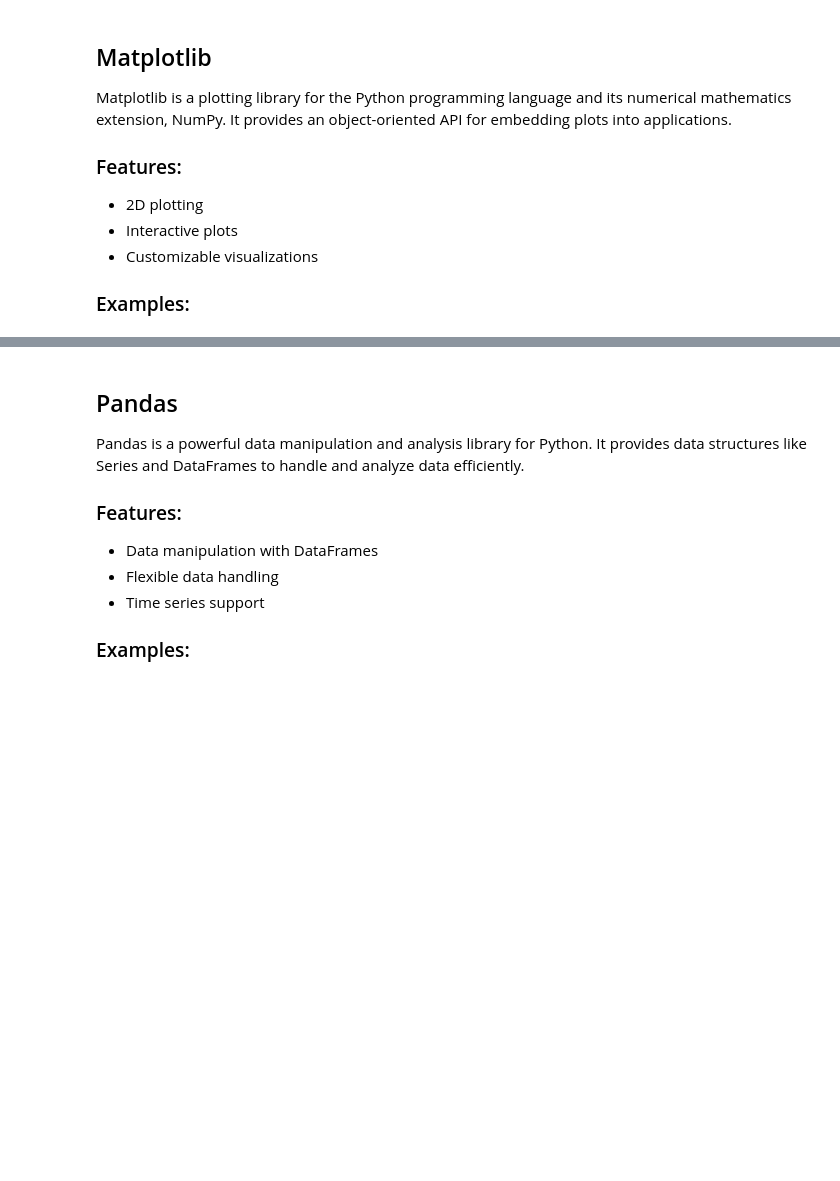
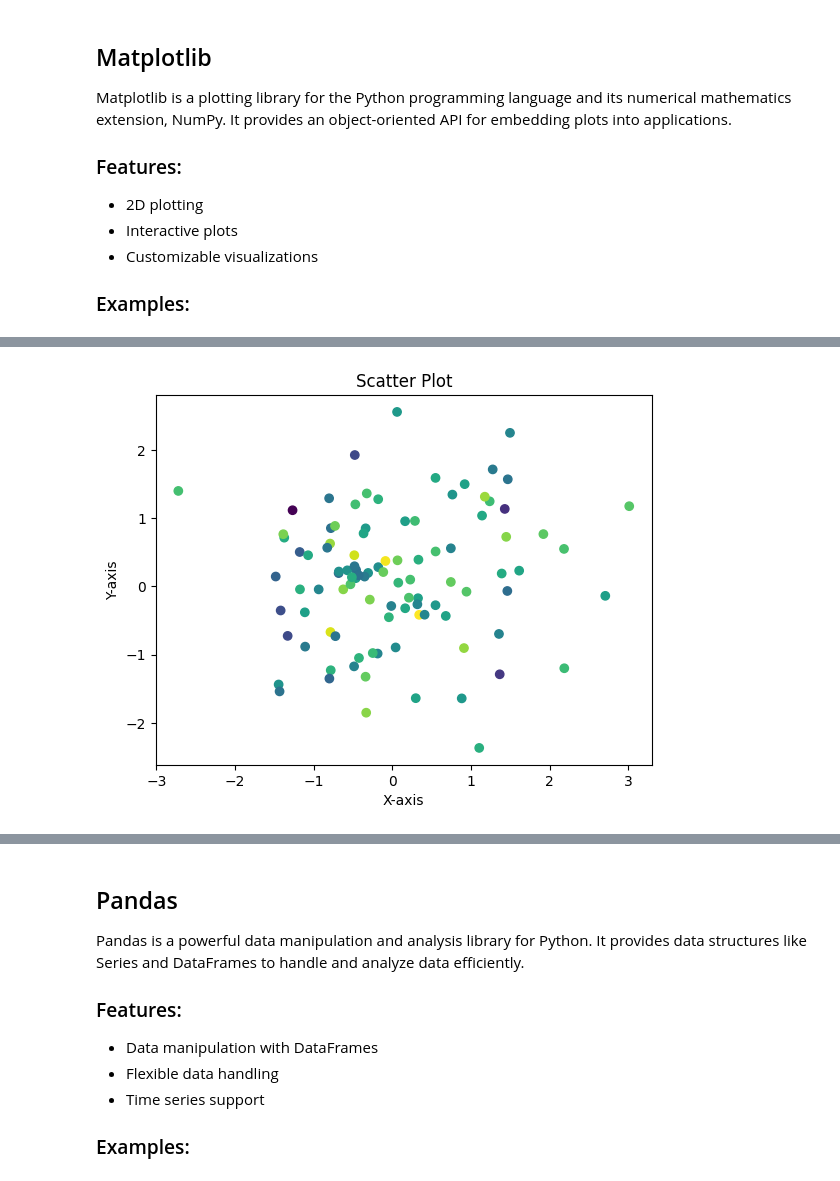
Before and after one commit to shahab271069/Advanced-Time-series-analysis, a Jupyter notebook: Python_third_session.ipynb, the cells around one changed output, grey strips where cells are left out. Drawn from its saved outputs; the diff is of its cells as text; code cells hidden in the pictures; blank space fills up the shorter version.

```diff
--- a/Python_third_session.ipynb
+++ b/Python_third_session.ipynb
@@ -646,0 +784,15 @@ plt.show()
+# %%
+# Example 4: cmap
+from matplotlib import colormaps
+
+x = np.random.normal(size=100)
+y = np.random.normal(size=100)
+z = np.random.normal(size=100)
+
+plt.scatter(x, y, c=z)
+plt.title('Scatter Plot')
+plt.xlabel('X-axis')
+plt.ylabel('Y-axis')
+plt.show()
+# %% [output]
+[figure, added]
```
Also changed, not shown: parts of 31 cells of this notebook.
